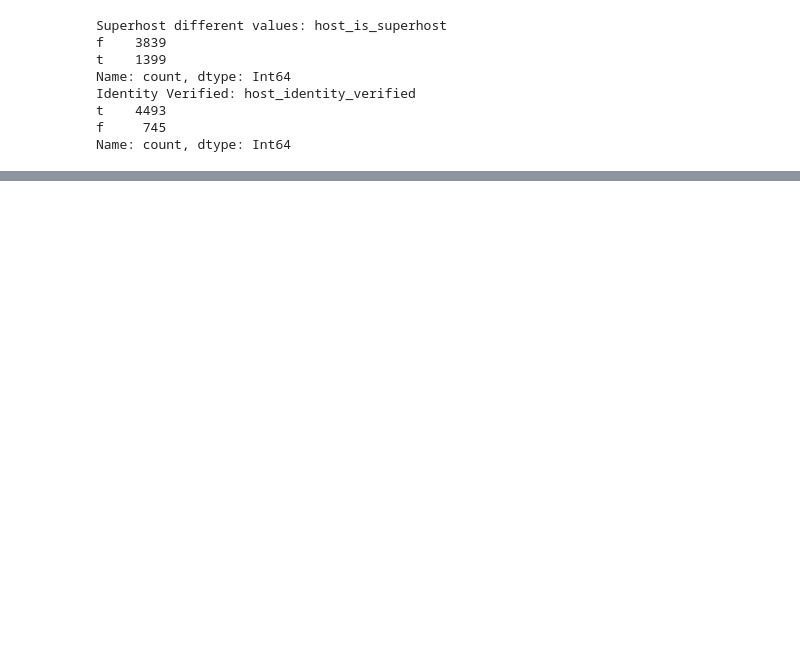
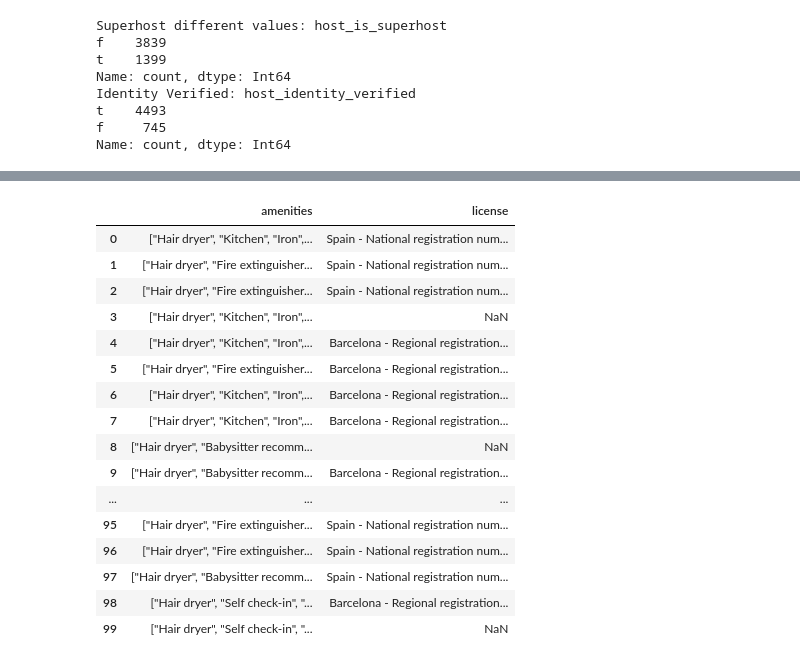
Before and after one commit to rishabhhinduja/barcelona-airbnb-analysis, a Jupyter notebook: cleaned_listings.ipynb, the cells around one changed output, grey strips where cells are left out. Drawn from its saved outputs; the diff is of its cells as text; code cells hidden in the pictures; blank space fills up the shorter version.

```diff
--- a/cleaned_listings.ipynb
+++ b/cleaned_listings.ipynb
@@ -362,0 +282,20 @@ df_base.to_csv(r"D:\Airbnb Project\base_checkpoint_2.csv", index=False)
+# %%
+df_base[['amenities','license']].head(100)
+# %% [output]
+|  | amenities | license |
+| 0 | ["Hair dryer", "Kitchen", "Iron",... | Spain - National registration num... |
+| 1 | ["Hair dryer", "Fire extinguisher... | Spain - National registration num... |
+| 2 | ["Hair dryer", "Fire extinguisher... | Spain - National registration num... |
+| 3 | ["Hair dryer", "Kitchen", "Iron",... | NaN |
+| 4 | ["Hair dryer", "Kitchen", "Iron",... | Barcelona - Regional registration... |
+| 5 | ["Hair dryer", "Fire extinguisher... | Barcelona - Regional registration... |
+| 6 | ["Hair dryer", "Kitchen", "Iron",... | Barcelona - Regional registration... |
+| 7 | ["Hair dryer", "Kitchen", "Iron",... | Barcelona - Regional registration... |
+| 8 | ["Hair dryer", "Babysitter recomm... | NaN |
+| 9 | ["Hair dryer", "Babysitter recomm... | Barcelona - Regional registration... |
+| ... | ... | ... |
+| 95 | ["Hair dryer", "Fire extinguisher... | Spain - National registration num... |
+| 96 | ["Hair dryer", "Fire extinguisher... | Spain - National registration num... |
+| 97 | ["Hair dryer", "Babysitter recomm... | Spain - National registration num... |
+| 98 | ["Hair dryer", "Self check-in", "... | Barcelona - Regional registration... |
+| 99 | ["Hair dryer", "Self check-in", "... | NaN |
```
Also changed, not shown: parts of 28 cells of this notebook.
